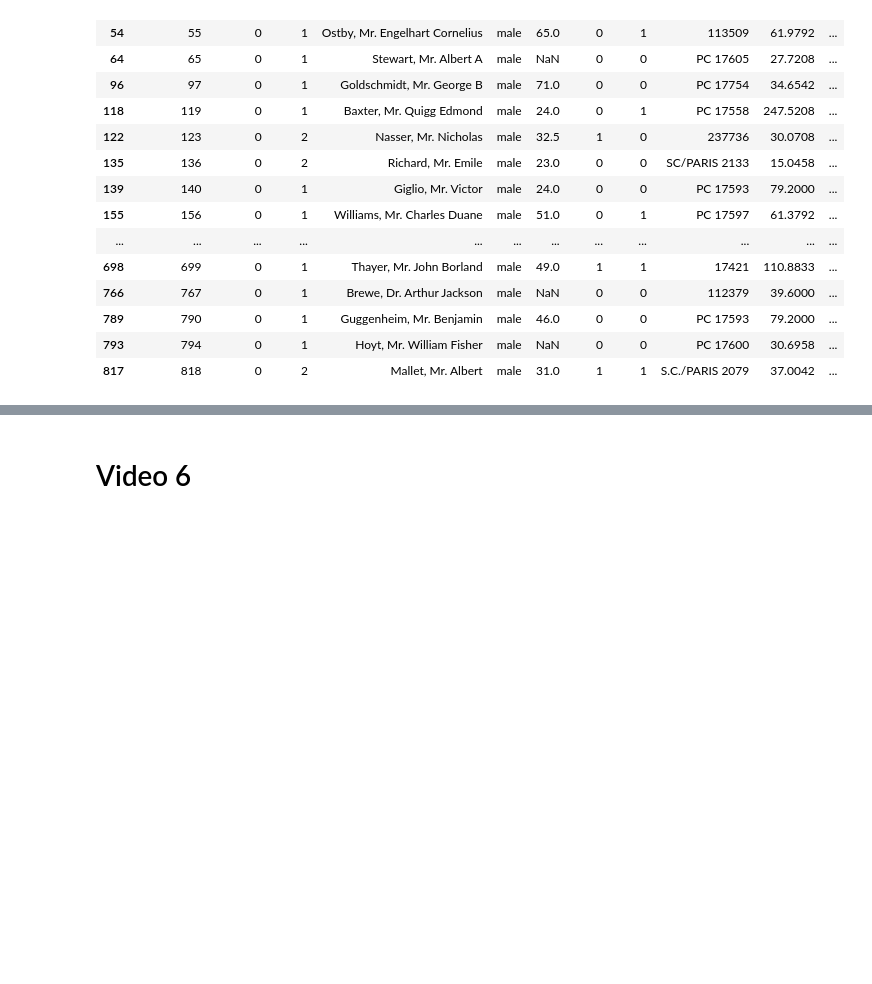
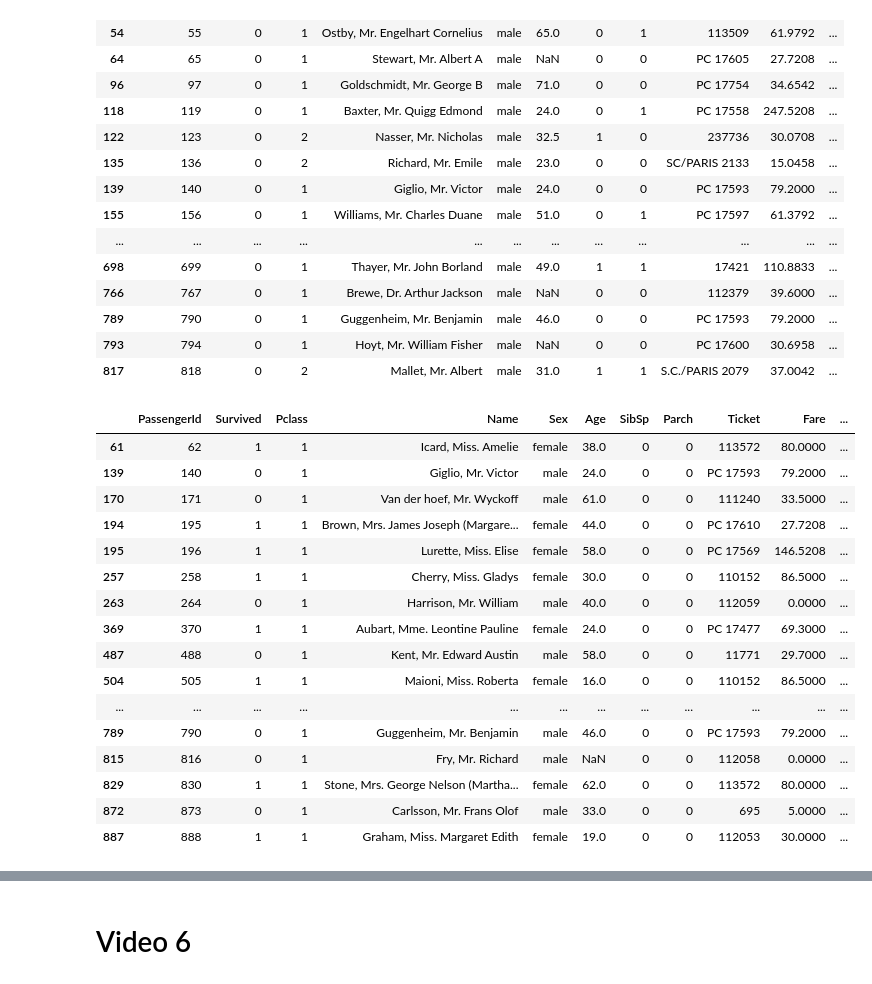
Before and after one commit to kishan-data/pandas_titanic_data_analysis, a Jupyter notebook: Pandas_titanic_data_analysis.ipynb, the cells around one changed output, grey strips where cells are left out. Drawn from its saved outputs; the diff is of its cells as text; code cells hidden in the pictures; blank space fills up the shorter version.

```diff
--- a/Pandas_titanic_data_analysis.ipynb
+++ b/Pandas_titanic_data_analysis.ipynb
@@ -699,6 +699,28 @@ df[(df['Embarked'].isin(['Q','C'])) & (df['Pclass'].isin([1,2])) & (df['Survived
 # %%
 # Q12: List all passengers who had a cabin on deck 'B' (you'll need to extract the first letter from the
 # Cabin number using .str attribute on the column cabin) and were traveling alone (no siblings/spouses/parents/children).
+
+df['Deck'] = df['Cabin'].str[0]
+
+df[(df['Deck'] == 'B') & (df['SibSp'] == 0) & (df['Parch'] == 0)]
+# %% [output]
+|  | PassengerId | Survived | Pclass | Name | Sex | Age | SibSp | Parch | Ticket | Fare | ... |
+| 61 | 62 | 1 | 1 | Icard, Miss. Amelie | female | 38.0 | 0 | 0 | 113572 | 80.0000 | ... |
+| 139 | 140 | 0 | 1 | Giglio, Mr. Victor | male | 24.0 | 0 | 0 | PC 17593 | 79.2000 | ... |
+| 170 | 171 | 0 | 1 | Van der hoef, Mr. Wyckoff | male | 61.0 | 0 | 0 | 111240 | 33.5000 | ... |
+| 194 | 195 | 1 | 1 | Brown, Mrs. James Joseph (Margare... | female | 44.0 | 0 | 0 | PC 17610 | 27.7208 | ... |
+| 195 | 196 | 1 | 1 | Lurette, Miss. Elise | female | 58.0 | 0 | 0 | PC 17569 | 146.5208 | ... |
+| 257 | 258 | 1 | 1 | Cherry, Miss. Gladys | female | 30.0 | 0 | 0 | 110152 | 86.5000 | ... |
+| 263 | 264 | 0 | 1 | Harrison, Mr. William | male | 40.0 | 0 | 0 | 112059 | 0.0000 | ... |
+| 369 | 370 | 1 | 1 | Aubart, Mme. Leontine Pauline | female | 24.0 | 0 | 0 | PC 17477 | 69.3000 | ... |
+| 487 | 488 | 0 | 1 | Kent, Mr. Edward Austin | male | 58.0 | 0 | 0 | 11771 | 29.7000 | ... |
+| 504 | 505 | 1 | 1 | Maioni, Miss. Roberta | female | 16.0 | 0 | 0 | 110152 | 86.5000 | ... |
+| ... | ... | ... | ... | ... | ... | ... | ... | ... | ... | ... | ... |
+| 789 | 790 | 0 | 1 | Guggenheim, Mr. Benjamin | male | 46.0 | 0 | 0 | PC 17593 | 79.2000 | ... |
+| 815 | 816 | 0 | 1 | Fry, Mr. Richard | male | NaN | 0 | 0 | 112058 | 0.0000 | ... |
+| 829 | 830 | 1 | 1 | Stone, Mrs. George Nelson (Martha... | female | 62.0 | 0 | 0 | 113572 | 80.0000 | ... |
+| 872 | 873 | 0 | 1 | Carlsson, Mr. Frans Olof | male | 33.0 | 0 | 0 | 695 | 5.0000 | ... |
+| 887 | 888 | 1 | 1 | Graham, Miss. Margaret Edith | female | 19.0 | 0 | 0 | 112053 | 30.0000 | ... |
 # %%
 # Q13. Find passengers who were older than the median age of the dataset, traveled in third class,
 # and paid a fare less than the median fare of third-class passengers.
```
Also changed, not shown: parts of 14 cells of this notebook.
